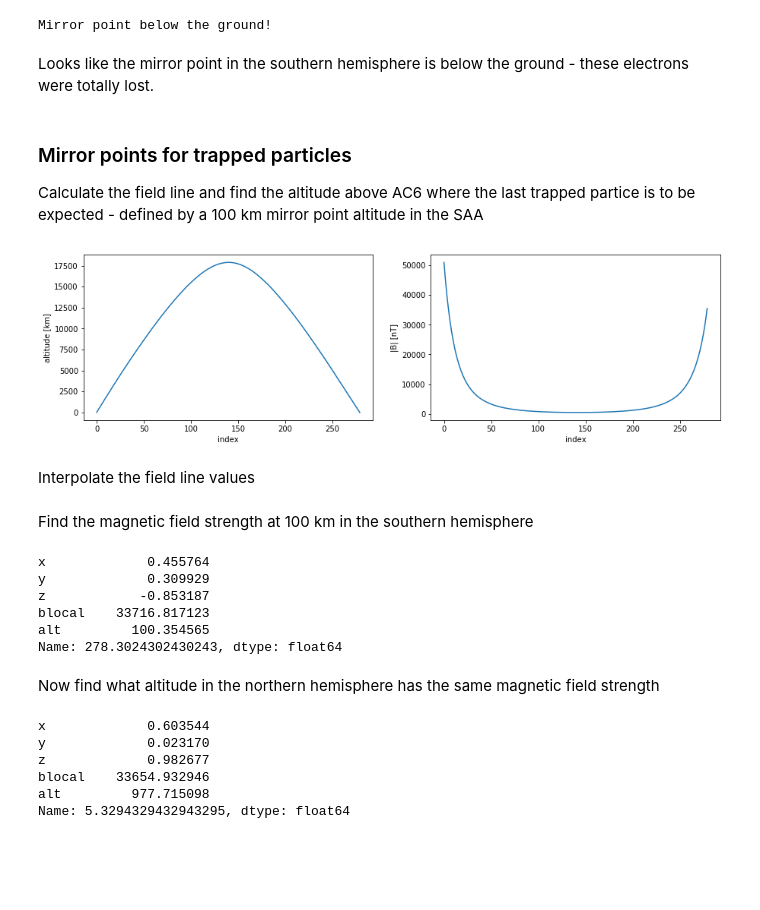
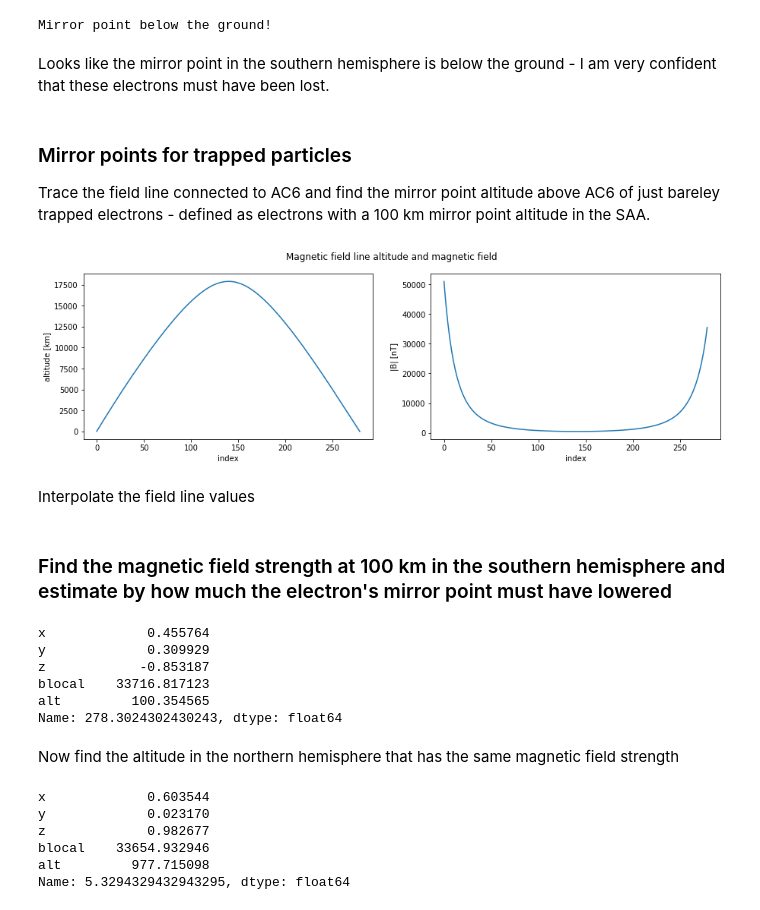
Before and after one commit to mshumko/ac6_curtains, a Jupyter notebook: misc/parallel_potential.ipynb, the cells around one changed output. Saved outputs shown, nothing was run; the diff lists cells and outputs as text; code cells hidden in the pictures; blank space fills up the shorter version.

```diff
--- a/misc/parallel_potential.ipynb
+++ b/misc/parallel_potential.ipynb
@@ -73,24 +76,24 @@ except ValueError as err:
 # %% [output]
 Mirror point below the ground!
 # %% [markdown]
-Looks like the mirror point in the southern hemisphere is below the ground - these electrons were totally lost.
+Looks like the mirror point in the southern hemisphere is below the ground - I am very confident that these electrons must have been lost.
 # %% [markdown]
 ### Mirror points for trapped particles
-Calculate the field line and find the altitude above AC6 where the last trapped partice is to be expected - defined by a 100 km mirror point altitude in the SAA
+Trace the field line connected to AC6 and find the mirror point altitude above AC6 of just bareley trapped electrons - defined as electrons with a 100 km mirror point altitude in the SAA.
 # %%
-output_dictionary = model.trace_field_line(X, None)
-output_dictionary['POSIT']; output_dictionary['blocal']
-field_line = {'x':output_dictionary['POSIT'][:,0], 'y':output_dictionary['POSIT'][:,1],
+output_dictionary = model.trace_field_line(X, None) # Trace the magnetic field line.
+field_line_dict = {'x':output_dictionary['POSIT'][:,0], 'y':output_dictionary['POSIT'][:,1],
               'z':output_dictionary['POSIT'][:,2], 'blocal':output_dictionary['blocal'],
              'alt':Re_km*(np.linalg.norm(output_dictionary['POSIT'], axis=1)-1)}
-df_field_line = pd.DataFrame(data=field_line)
+field_line_df = pd.DataFrame(data=field_line_dict)
 interp_index = np.linspace(0, len(output_dictionary['POSIT'][:,0])-1, num=10000)
 # %%
 _ , ax = plt.subplots(1, 2, figsize=(15, 4))
-ax[0].plot(df_field_line.alt); ax[0].set(xlabel='index', ylabel='altitude [km]')
-ax[1].plot(df_field_line.blocal); ax[1].set(xlabel='index', ylabel='|B| [nT]');
+ax[0].plot(field_line_df.alt); ax[0].set(xlabel='index', ylabel='altitude [km]')
+ax[1].plot(field_line_df.blocal); ax[1].set(xlabel='index', ylabel='|B| [nT]')
+plt.suptitle('Magnetic field line altitude and magnetic field');
 # %% [output]
-[figure, old version]
+[figure, new version]
 # %% [markdown]
 Interpolate the field line values
 # %%
@@ -111,5 +114,5 @@ field_line_interp = interp_df(df_field_line, interp_index)
 # %% [markdown]
-Find the magnetic field strength at 100 km in the southern hemisphere
+### Find the magnetic field strength at 100 km in the southern hemisphere and estimate by how much the electron's mirror point must have lowered
 # %%
 southern_mp_trapped = field_line_interp[field_line_interp.alt > 100].iloc[-1]
 southern_mp_trapped
@@ -121,7 +124,7 @@ blocal    33716.817123
 alt         100.354565
 Name: 278.3024302430243, dtype: float64
 # %% [markdown]
-Now find what altitude in the northern hemisphere has the same magnetic field strength
+Now find the altitude in the northern hemisphere that has the same magnetic field strength
 # %%
 northern_mp_trapped = field_line_interp[field_line_interp.blocal < southern_mp_trapped.blocal].iloc[0]
 northern_mp_trapped
```
Also changed, not shown: parts of 9 cells of this notebook, 1 other file.
